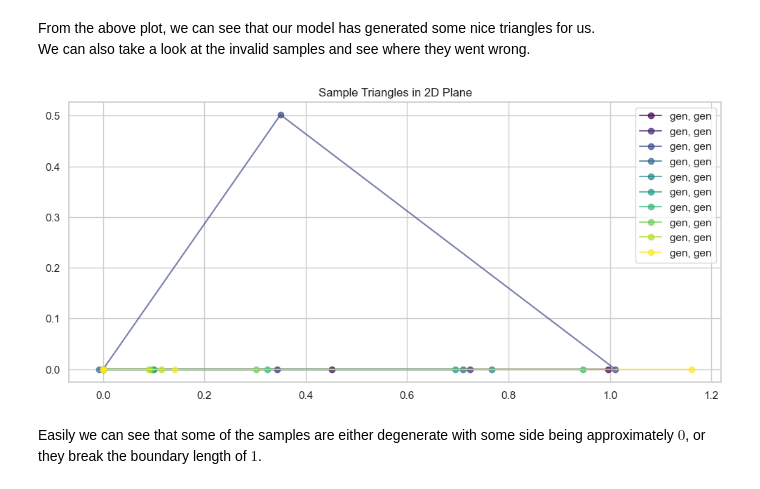
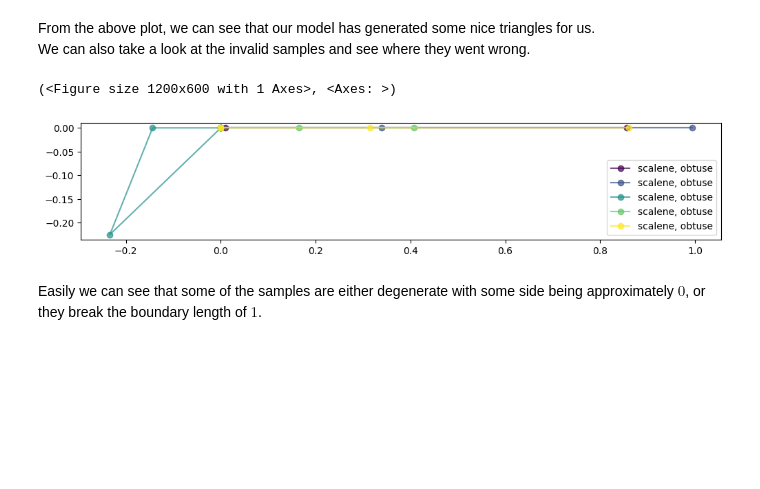
Before and after one commit to tuomorphism/diffusion-on-the-edge, a Jupyter notebook: blog/02-maximal_learning.ipynb, the cells around one changed output. Saved outputs shown, nothing was run; the diff lists cells and outputs as text; code cells hidden in the pictures; blank space fills up the shorter version.

```diff
--- a/blog/02-maximal_learning.ipynb
+++ b/blog/02-maximal_learning.ipynb
@@ -221,0 +136,20 @@ model = SimpleScoreNet(input_dimension=3, layer_count=2, hidden_dim=256)
+# %%
+scaled_dataset = dataset_df[['a_over_l', 'b_over_l', 'c_over_l', 'perimeter']].to_numpy()
+scaled_dataset_torch = torch.from_numpy(scaled_dataset)
+means = scaled_dataset_torch.mean(dim = 0)
+stds = scaled_dataset_torch.std(dim = 0)
+scaled_dataset_torch = (scaled_dataset_torch - means) / stds
+
+print(scaled_dataset_torch.max())
+print(scaled_dataset_torch.min())
+print(scaled_dataset_torch.mean())
+
+
+dataset = OUDiffusionDatasetVectorized(
+    ou_process,
+    x0_pool=scaled_dataset_torch,
+    T_max=grid.t1,
+    batch_size=32,
+    batches_per_epoch=100
+)
+dataloader = torch.utils.data.DataLoader(dataset, batch_size=None)
@@ -247,7 +203,7 @@ from diffusion_on_the_edge.stochastics.sde_torch import reverse_pc_sampler_torch
 # %%
 
 # Generate random samples
-x_T = torch.randn(B, D).to('cpu')
+x_T = torch.randn(B, D + 1).to('cpu')
 
 # Get the trained model and put in 'eval' mode.
 score_model: nn.Module = train_result.get('model')
@@ -256,12 +212,13 @@ score_model.to('cpu').eval()
 # Generate new samples using backwards SDE
 samples = reverse_pc_sampler_torch(
     x_T=x_T,
+    process=ou_process,
     score_model=score_model,
-    f_fn=f_fn_torch,
-    g_fn=g_fn_torch,
-    T=1.0,
-    N=1000,
+    grid = grid,
     snr=0.15,
 )
 
-samples_arr = samples.detach().cpu().numpy()
+# Transform back from perimeter scaled values
+transformed_samples = samples * stds + means
+samples_arr = transformed_samples.detach().cpu().numpy()
+samples_arr = samples_arr[:, :3] * samples_arr[:, 3].reshape(-1, 1)
@@ -349,0 +225,4 @@ Rejection reason counts:
+# %%
+generation_options = DatasetOptions(include_geometry=True, include_normalized_sides=True, include_perimeter_normalized_sides=False, include_planar_embedding=False)
+generated_df = dataset_from_sides(samples_arr, generation_options)
+generated_df['is_valid_triangle'].value_counts(normalize=True)
@@ -355,7 +238 @@ Our score function model is not perfect but it captures nicely the different
-# %%
-inverse_transform_samples = (samples.numpy() + 1) / 2
-generated_df = pd.DataFrame(inverse_transform_samples, columns=['a', 'b', 'c'])
-generated_df['side_type'] = 'gen'
-generated_df['angle_type'] = 'gen'
-generated_df['valid'] = res['valid_mask']
 # %%
@@ -366,9 +244,10 @@ visualize_sample_triangles(generated_df[generated_df['valid']])
 From the above plot, we can see that our model has generated some nice triangles for us.
 We can also take a look at the invalid samples and see where they went wrong.
 # %%
-visualize_sample_triangles(generated_df[~generated_df['valid']], n = 10)
+visualize_sample_triangles(generated_df[~generated_df['is_valid_triangle']], n = 5)
 # %% [output]
+(<Figure size 1200x600 with 1 Axes>, <Axes: >)
-[figure, old version]
+[figure, new version]
 # %% [markdown]
 Easily we can see that some of the samples are either degenerate with some side being approximately $0$, or they break the boundary length of $1$.
 # %% [markdown]
```
Also changed, not shown: parts of 47 cells of this notebook, 16 other files.
